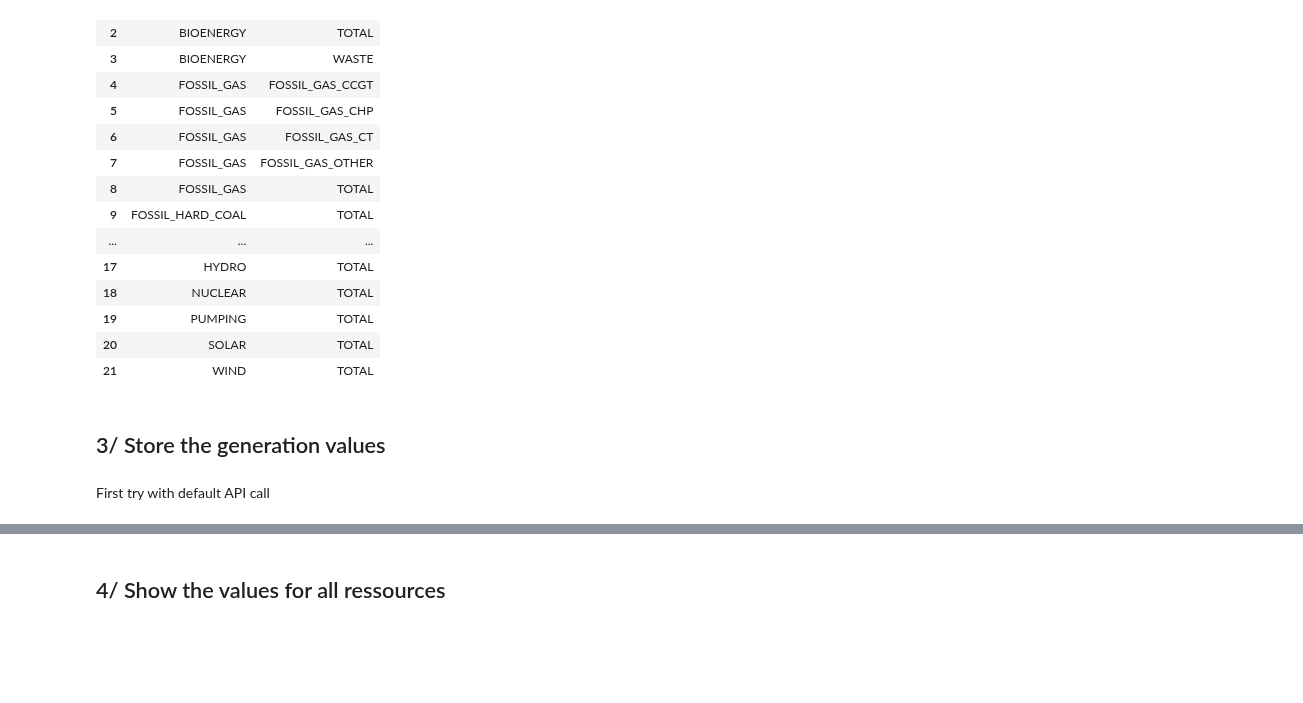
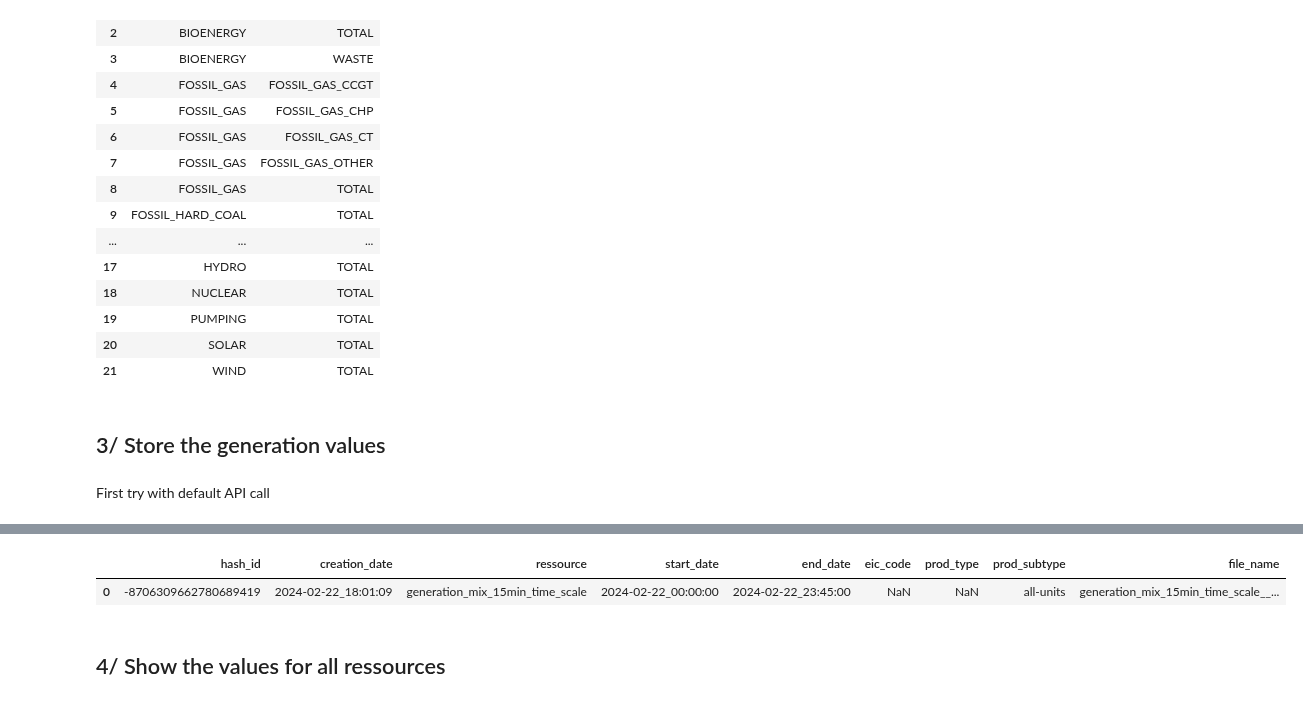
Before and after one commit to DridrM/renewable-energy-forecast, a Jupyter notebook: notebooks/store_data.ipynb, the cells around one changed output, grey strips where cells are left out. Cells and saved outputs as stored; diff of their text form; code cells hidden in the pictures; blank space fills up the shorter version.

```diff
--- a/notebooks/store_data.ipynb
+++ b/notebooks/store_data.ipynb
@@ -214,3 +231,9 @@ None
+# %%
+# Show the register
+show_register()
+# %% [output]
+|  | hash_id | creation_date | ressource | start_date | end_date | eic_code | prod_type | prod_subtype | file_name |
+| 0 | -8706309662780689419 | 2024-02-22_18:01:09 | generation_mix_15min_time_scale | 2024-02-22_00:00:00 | 2024-02-22_23:45:00 | NaN | NaN | all-units | generation_mix_15min_time_scale__... |
 # %% [markdown]
 ## 4/ Show the values for all ressources
 # %%
```
Also changed, not shown: parts of 5 cells of this notebook, 3 other files.
